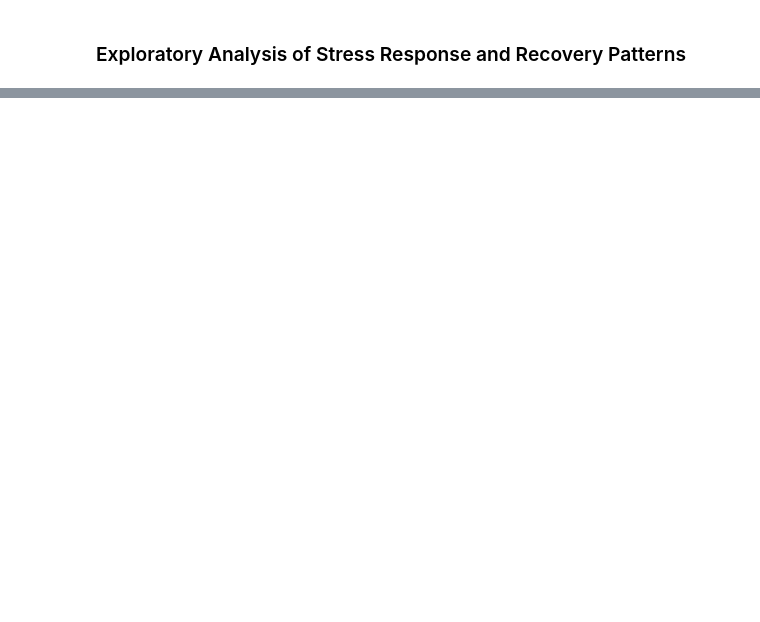
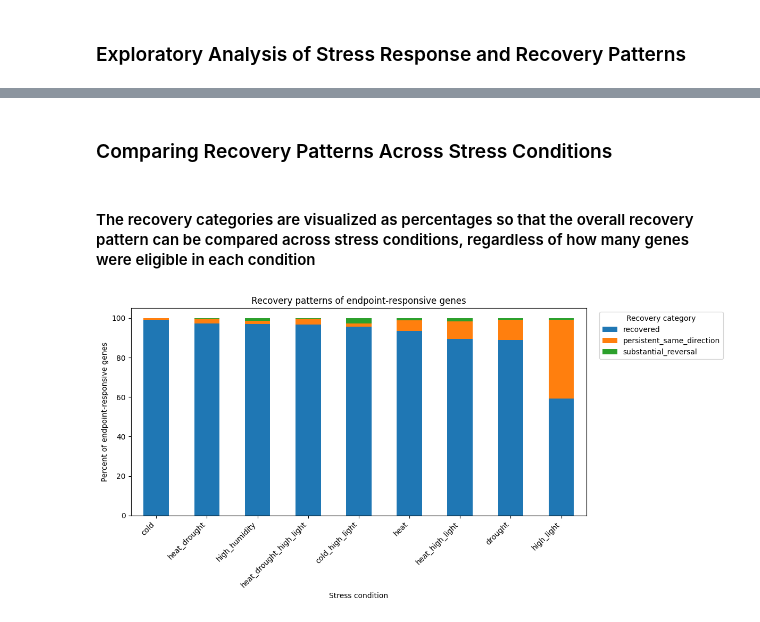
Before and after one commit to WizardNox/Arabdiopsis-Thaliana, a Jupyter notebook: notebooks/exploratory_analysis.ipynb, the cells around one changed output, grey strips where cells are left out. Cells and saved outputs as stored; diff of their text form; code cells hidden in the pictures; blank space fills up the shorter version.

```diff
--- a/notebooks/exploratory_analysis.ipynb
+++ b/notebooks/exploratory_analysis.ipynb
@@ -30,0 +605,4 @@ import matplotlib.pyplot as plt
+# %%
+control_expression = control_expression.loc[
+    informative_gene_ids                         # contains the genes that had at least one non-zero expression value somewhere in the experiment
+]                                                # keeping only rows whose gene IDs appear in our informative-gene list
@@ -30,0 +964,8 @@ import matplotlib.pyplot as plt
+# %%
+recovery_category_counts = pd.DataFrame({
+    condition:
+        recovery_category[condition].value_counts()
+    for condition in recovery_category.columns
+}).T.fillna(0).astype(int)
+
+recovery_category_counts
@@ -30,0 +987,8 @@ import matplotlib.pyplot as plt
+# %%
+recovery_category_percent = (
+    recovery_category_counts
+    .div(eligible_summary["eligible_genes"], axis=0)        # dividing each row by the number of eligible genes belonging to that same stress condition
+    * 100
+)
+
+recovery_category_percent
@@ -30,0 +1118,49 @@ import matplotlib.pyplot as plt
+# %% [markdown]
+### Comparing Recovery Patterns Across Stress Conditions
+# %% [markdown]
+#### The recovery categories are visualized as percentages so that the overall recovery pattern can be compared across stress conditions, regardless of how many genes were eligible in each condition
+# %%
+category_order = [
+    "recovered",
+    "persistent_same_direction",
+    "substantial_reversal",
+]
+
+plot_categories = (
+    recovery_category_percent[
+        category_order
+    ]
+    .sort_values(
+        "recovered",
+        ascending=False
+    )
+)
+
+plot_categories.plot(
+    kind="bar",
+    stacked=True,
+    figsize=(12, 6)
+)
+
+plt.ylabel("Percent of endpoint-responsive genes")
+plt.xlabel("Stress condition")
+
+plt.title(
+    "Recovery patterns of endpoint-responsive genes"
+)
+
+plt.legend(
+    title="Recovery category",
+    bbox_to_anchor=(1.02, 1),
+    loc="upper left"
+)
+
+plt.xticks(
+    rotation=45,
+    ha="right"
+)
+
+plt.tight_layout()
+plt.show()
+# %% [output]
+[figure, added]
```
Also changed, not shown: parts of 197 cells of this notebook, 9 other files.
